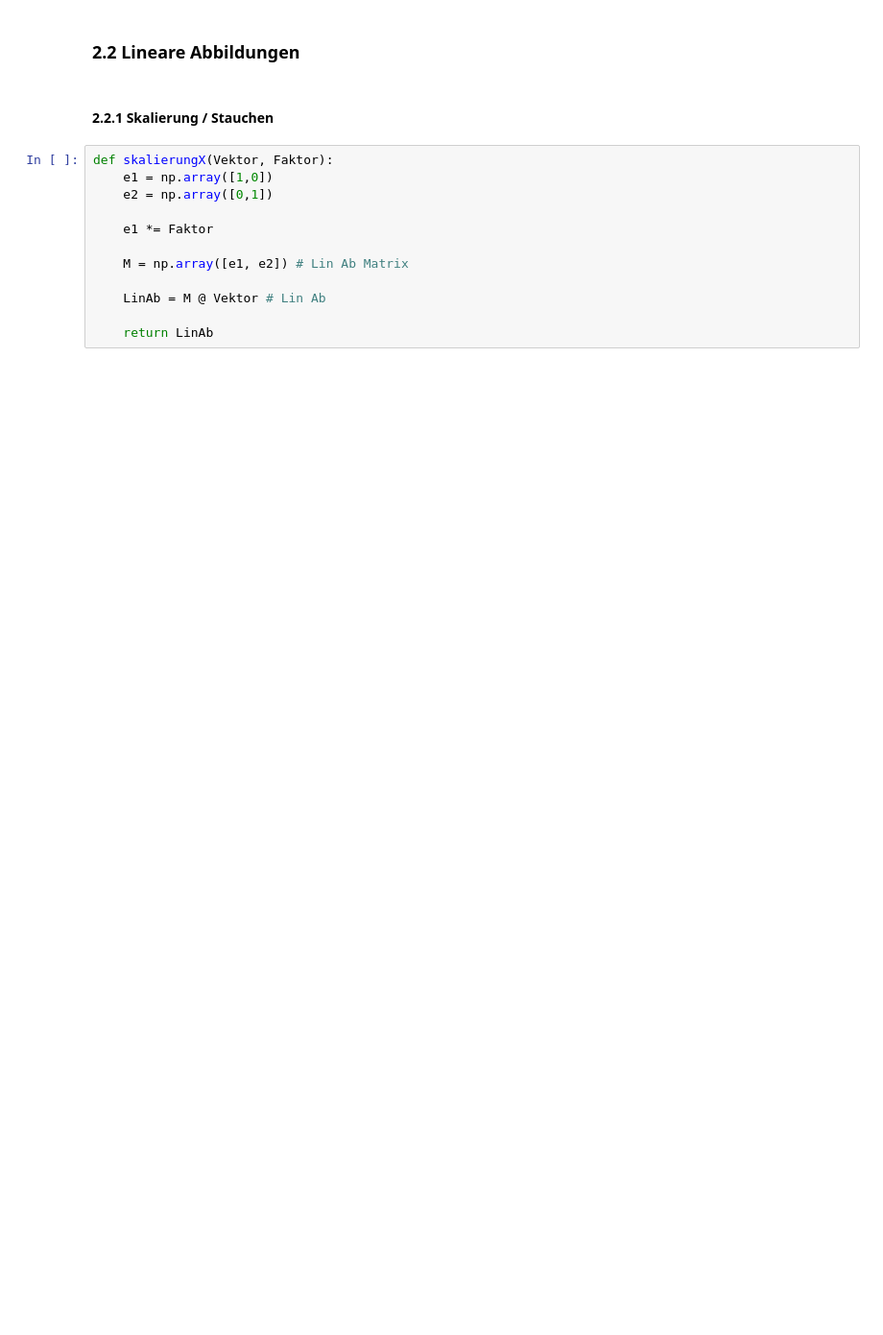
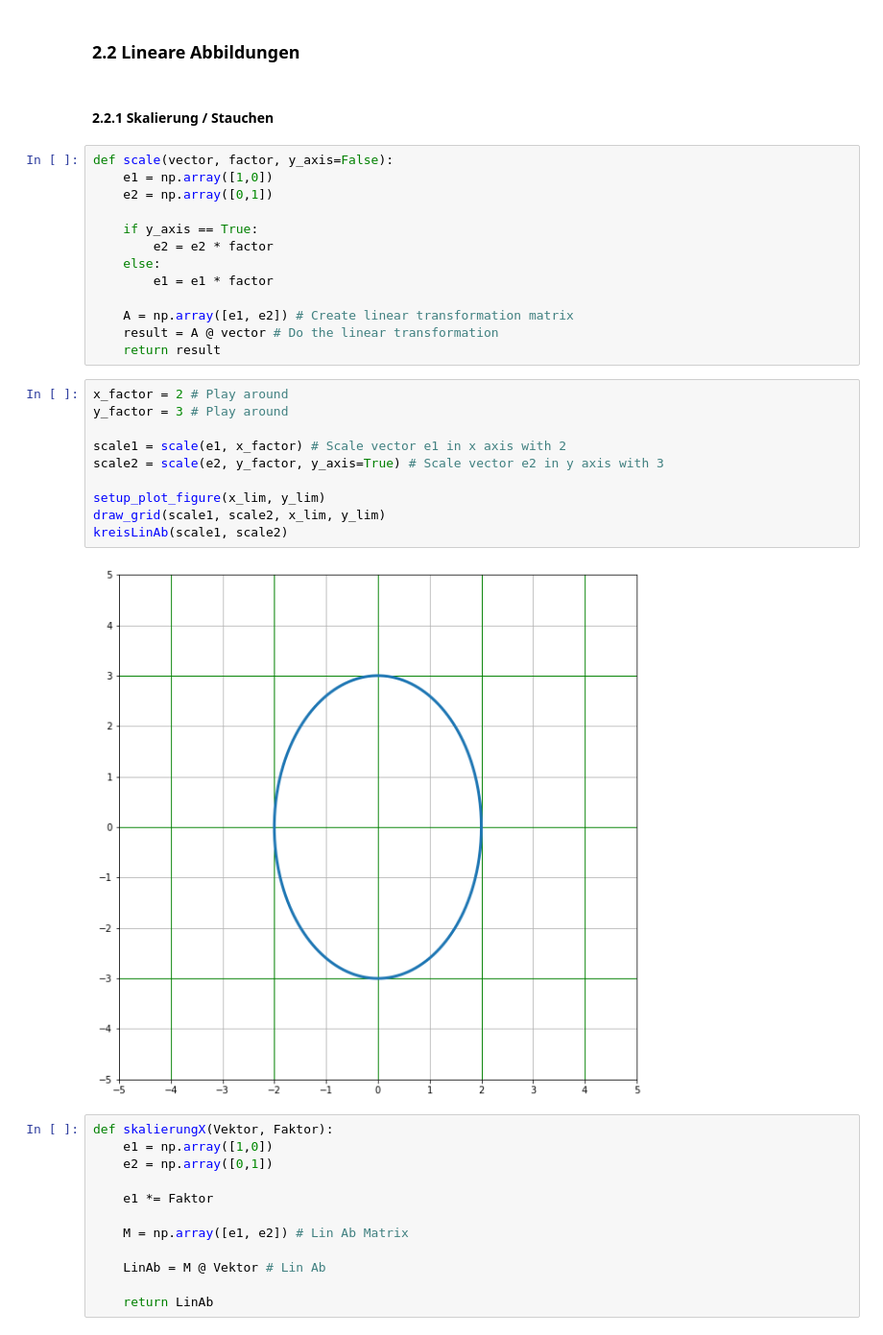
Before and after one commit to greatmerlin/SA_Lineare_Transformationen, a Jupyter notebook: Lineare_Transformationen.ipynb, the cells around one changed output. Shown: that part at 96% size. Cells and saved outputs as stored; diff of their text form; blank space fills up the shorter version.

```diff
--- a/Lineare_Transformationen.ipynb
+++ b/Lineare_Transformationen.ipynb
@@ -237,6 +305,31 @@ kreisLinAb(e1, e2)
 ### 2.2 Lineare Abbildungen
 # %% [markdown]
 #### 2.2.1 Skalierung / Stauchen
+# %%
+def scale(vector, factor, y_axis=False):
+    e1 = np.array([1,0])
+    e2 = np.array([0,1])
+
+    if y_axis == True:
+        e2 = e2 * factor
+    else:
+        e1 = e1 * factor
+
+    A = np.array([e1, e2]) # Create linear transformation matrix
+    result = A @ vector # Do the linear transformation
+    return result
+# %%
+x_factor = 2 # Play around
+y_factor = 3 # Play around
+
+scale1 = scale(e1, x_factor) # Scale vector e1 in x axis with 2
+scale2 = scale(e2, y_factor, y_axis=True) # Scale vector e2 in y axis with 3
+
+setup_plot_figure(x_lim, y_lim)
+draw_grid(scale1, scale2, x_lim, y_lim)
+kreisLinAb(scale1, scale2)
+# %% [output]
+[figure, added]
 # %%
 def skalierungX(Vektor, Faktor):
     e1 = np.array([1,0])
```
Also changed, not shown: parts of 25 cells of this notebook.
